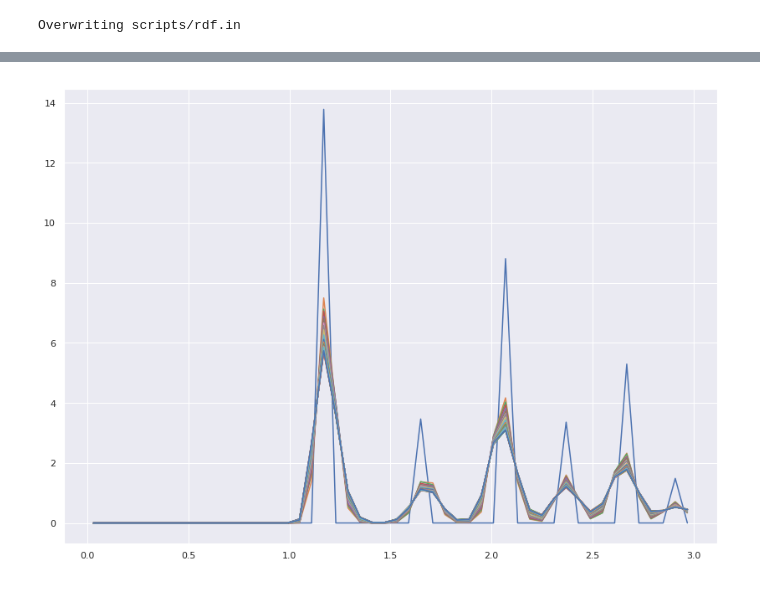
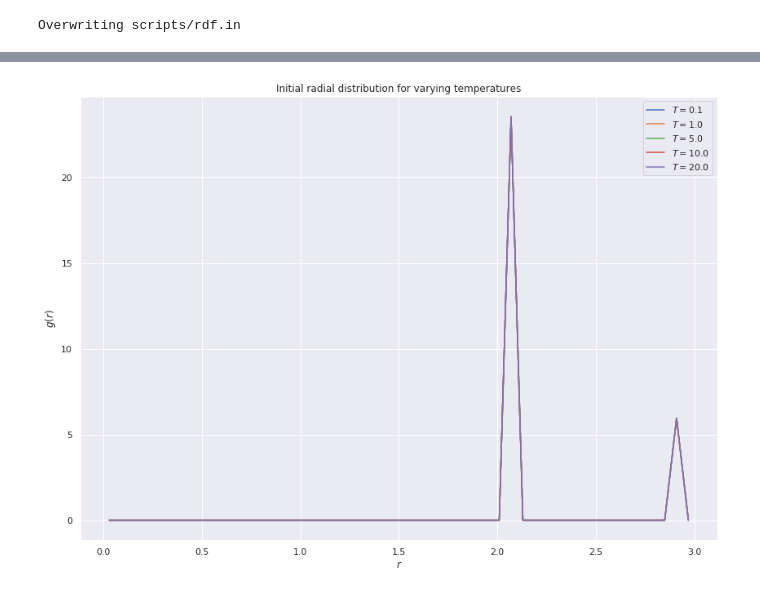
Before and after one commit to Schoyen/FYS4460, a Jupyter notebook: project-1/radial-distribution-functions.ipynb, the cells around one changed output, grey strips where cells are left out. Drawn from its saved outputs; the diff is of its cells as text; code cells hidden in the pictures.

```diff
--- a/project-1/radial-distribution-functions.ipynb
+++ b/project-1/radial-distribution-functions.ipynb
@@ -72 +81,10 @@ Total wall time: 0:00:07
+# %%
+file_list = list(filter(lambda x: x.startswith("rdf"), os.listdir("dat")))
+
+pattern = r"rdf_(.+).log"
+temperature_list = [float(re.search(pattern, filename).group(1)) for filename in file_list]
+
+file_list = list(map(lambda x: os.path.join("dat", x), file_list))
+
+temperature_list, file_list = zip(*sorted(zip(temperature_list, file_list)))
 # %%
@@ -94,13 +119,19 @@ with open(os.path.join("dat", "rdf.log"), "r") as f:
-# %%
-fig = plt.figure(figsize=(14, 10))
-
-for i, key in enumerate(bin_centers):
-    if key > 5000:
-        break
-    plt.plot(
-        bin_centers[key],
-        g_r[key]
-    )
-plt.show()
-# %% [output]
-[figure, removed]
+# %%
+fig = plt.figure(figsize=(14, 10))
+
+for i, temp in enumerate(temperature_list):
+    key = min(g_r_dict[temp])
+
+    plt.plot(
+        bin_centers_dict[temp][key],
+        g_r_dict[temp][key],
+        label=fr"$T = {temp}$",
+    )
+
+plt.xlabel(r"$r$")
+plt.ylabel(r"$g(r)$")
+plt.legend(loc="best")
+plt.title(r"Initial radial distribution for varying temperatures")
+plt.show()
+# %% [output]
+[figure, added]
```
Also changed, not shown: parts of 10 cells of this notebook, 1 other file.
